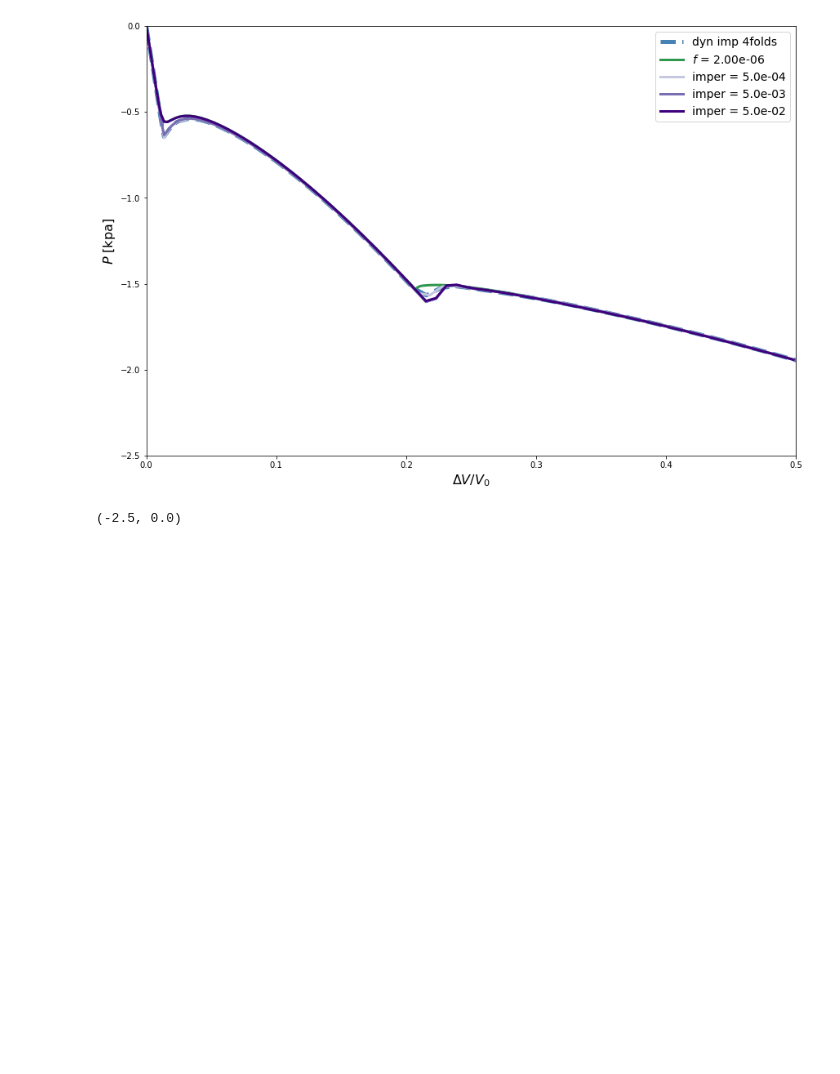
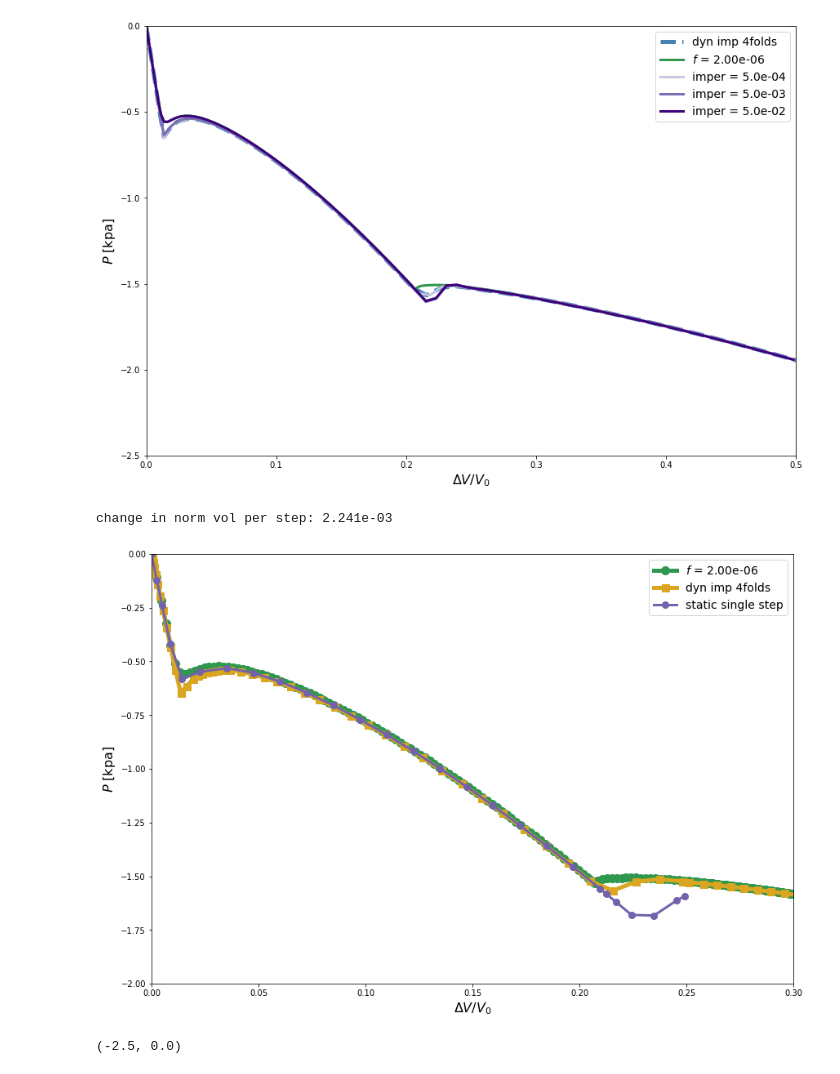
Before and after one commit to bertoldi-collab/buckling-cylinders, a Jupyter notebook: four_folds_compare.ipynb, the cells around one changed output. Saved outputs shown, nothing was run; the diff lists cells and outputs as text; code cells hidden in the pictures; blank space fills up the shorter version.

```diff
--- a/four_folds_compare.ipynb
+++ b/four_folds_compare.ipynb
@@ -327,6 +327,61 @@ ax.set_ylim(-2.5,0)
 # %% [output]
 (-2.5, 0.0)
 [figure]
+# %%
+'''test dyn vs static multi vs static single step'''
+imper_vals = 5*np.logspace(-4, -2, 3)
+
+# fig, ax = plt.subplots(figsize = (14,10))
+fig, ax = plt.subplots(figsize = (12,8), constrained_layout = True)
+
+
+
+cmap_all = ['Blues', 'Reds','Greens', 'Oranges', 'Purples', 'Greys', 'BuGn', 'YlOrBr', 'PuRd', 'YlGn']
+
+idx_cur = 402
+data_path = f'data_out/4fold-test_static-stable-{idx_cur}_pcav_cvol.txt'
+stab_fac = 2e-6
+data_cur = np.loadtxt(data_path)
+vol_norm = -(data_cur[:,0] - data_cur[0,0])/data_cur[0,0]
+pressure_kpa = data_cur[:,1] * 1e3
+
+color_plot = plt.get_cmap('Greens')(0.7)
+
+ax.plot(vol_norm,pressure_kpa, 'o-', label = rf'$f$ = {stab_fac:.2e}', color = color_plot, linewidth = 5, markersize = 10)
+print(f'change in norm vol per step: {(vol_norm[1] - vol_norm[0]):.3e}')
+
+
+idx_cur = 557
+data_cur = np.loadtxt(f'data_out/4fold-fitting-{idx_cur}_pcav_cvol.txt')
+vol_norm = -(data_cur[:,0] - data_cur[0,0])/data_cur[0,0]
+pressure_kpa = data_cur[:,1] * 1e3
+# print(data_cur[0,0])
+
+ax.plot(vol_norm,pressure_kpa, 's-', label = 'dyn imp 4folds', color = 'goldenrod', linewidth = 5, markersize = 9)
+
+idx_cur = 214
+data_path = f'data_out/4fold-imperfection-{idx_cur}_pcav_cvol.txt'
+
+data_cur = np.loadtxt(data_path)
+vol_norm = -(data_cur[:,0] - data_cur[0,0])/data_cur[0,0]
+pressure_kpa = data_cur[:,1] * 1e3
+
+color_plot = plt.get_cmap('Purples')(0.7)
+
+ax.plot(vol_norm,pressure_kpa, 'o-', label = 'static single step', color = color_plot, linewidth = 3, markersize = 8)
+
+
+
+ax.legend(loc = 'best', fontsize = 14)
+ax.set_xlabel('$\Delta V/V_0$', fontsize = 16)
+ax.set_ylabel('$P$ [kpa]', fontsize = 16)
+ax.set_xlim(0,0.3)
+ax.set_ylim(-2,0)
+
+fig.savefig('data_processed/4folds_static_multi_vs_single_vs_dyn.png', facecolor = 'white')
+# %% [output]
+change in norm vol per step: 2.241e-03
+[figure, added]
 # %%
 '''sweep over bdamp vals'''
 beta_vals = np.logspace(-4, -1, 4)
```
Also changed, not shown: 1 other file.
